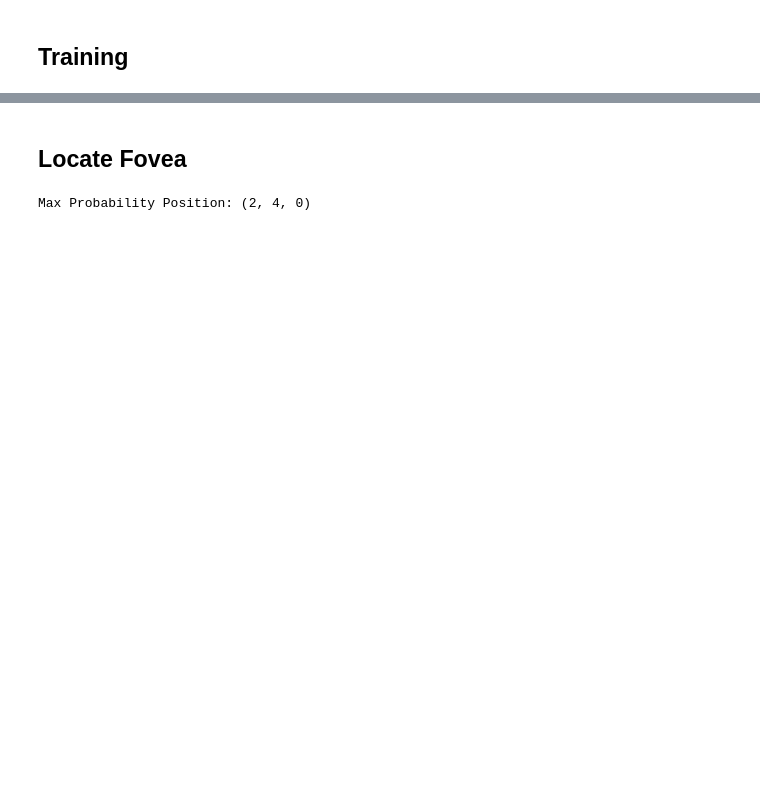
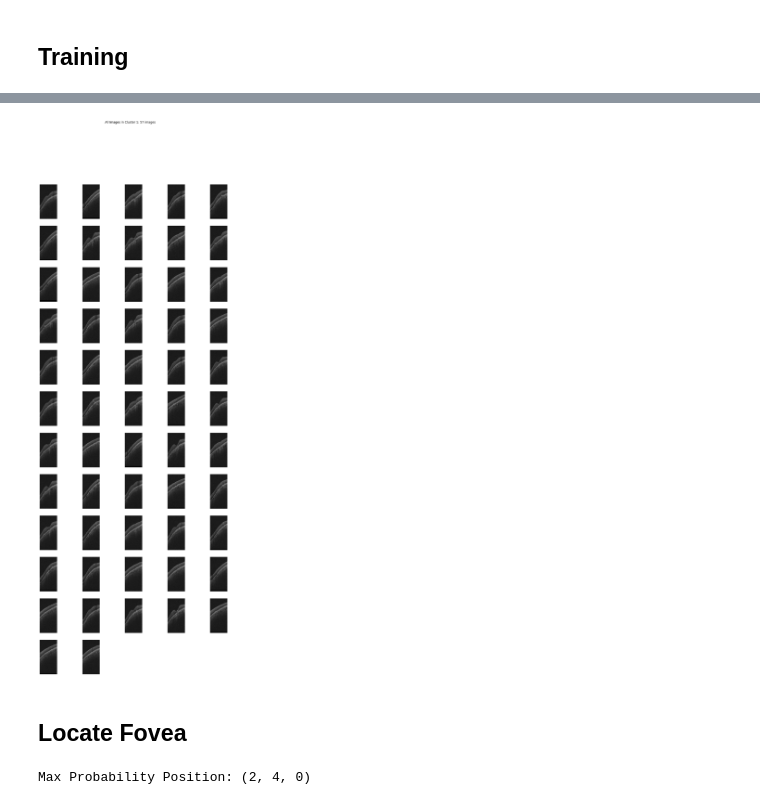
Before and after one commit to Kitiyaparnnn/Project-in-Biomedical-AI, a Jupyter notebook: Fovea_Detection_Bscan.ipynb, the cells around one changed output, grey strips where cells are left out. Saved outputs shown, nothing was run; the diff lists cells and outputs as text; code cells hidden in the pictures; blank space fills up the shorter version.

```diff
--- a/Fovea_Detection_Bscan.ipynb
+++ b/Fovea_Detection_Bscan.ipynb
@@ -188,0 +246,4 @@ train_model(model, train_loader, device)
+# %%
+# Get best model
+# best_model = model.load_state_dict(torch.load(checkpoint_path))
+best_model = model
@@ -189,3 +298,65 @@ train_model(model, train_loader, device)
+# %%
+# Select random images from each cluster
+# def plot_cluster_examples(dataset, labels, cluster_id, num_images=5):
+#     image_paths = dataset.get_image_paths()  # Get image paths
+#     indices = [i for i, label in enumerate(labels) if label == cluster_id]
+#     selected_indices = random.sample(indices, min(num_images, len(indices)))
+
+#     fig, axes = plt.subplots(1, len(selected_indices), figsize=(15, 5))
+#     for i, idx in enumerate(selected_indices):
+#         img_path = image_paths[idx]
+#         img = Image.open(img_path).convert("RGB")
+
+#         axes[i].imshow(img)
+#         axes[i].axis("off")
+#     label = "have fovea" if cluster_id else "not have fovea"
+#     plt.suptitle(f"Cluster {label} Examples")
+#     plt.show()
+
+# Show all images from selected cluster
+def plot_cluster_examples(dataset, labels, cluster_id=1):
+    """
+    Plots all images belonging to a specific cluster.
+
+    Args:
+        dataset (CustomDataset): The dataset containing images.
+        labels (list or array): Cluster labels for each image.
+        cluster_id (int): The cluster ID to display.
+    """
+    image_paths = dataset.get_image_paths()  # Get all image paths
+    indices = [i for i, label in enumerate(labels) if label == cluster_id]
+
+    if not indices:
+        print(f"No images found for cluster {cluster_id}.")
+        return
+
+    num_images = len(indices)
+    cols = min(num_images, 5)  # Limit to 5 images per row
+    rows = (num_images + cols - 1) // cols  # Compute required rows
+
+    fig, axes = plt.subplots(rows, cols, figsize=(15, 3 * rows))
+    axes = axes.flatten() if num_images > 1 else [axes]
+
+    for i, idx in enumerate(indices):
+        img_path = image_paths[idx]
+        img = Image.open(img_path).convert("RGB")
+
+        axes[i].imshow(img)
+        axes[i].axis("off")
+
+    # Hide any extra subplots (if images are fewer than grid size)
+    for j in range(i + 1, len(axes)):
+        axes[j].axis("off")
+
+    plt.suptitle(f"All Images in Cluster {cluster_id}: {num_images} images")
+    plt.show()
+
+
+# Plot examples from both clusters
+# plot_cluster_examples(dataset, labels, cluster_id=0)
+plot_cluster_examples(dataset, labels, cluster_id=1)
+# %% [output]
+[figure, added]
 # %% [markdown]
 ## **Locate Fovea**
 # %%
```
Also changed, not shown: parts of 19 cells of this notebook.
